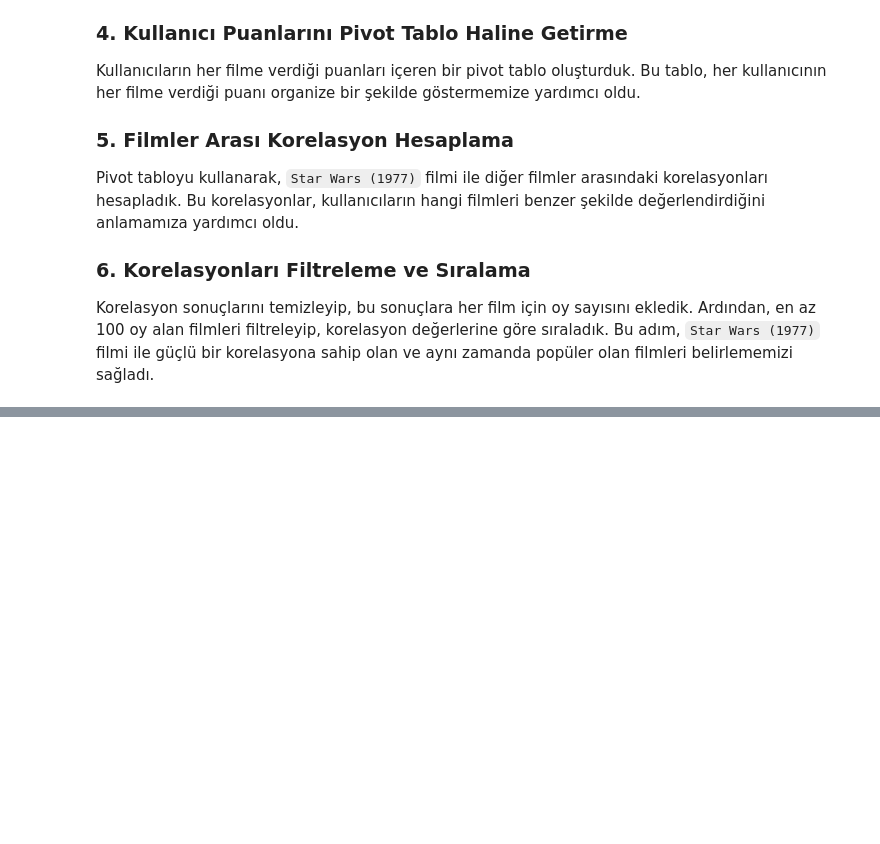
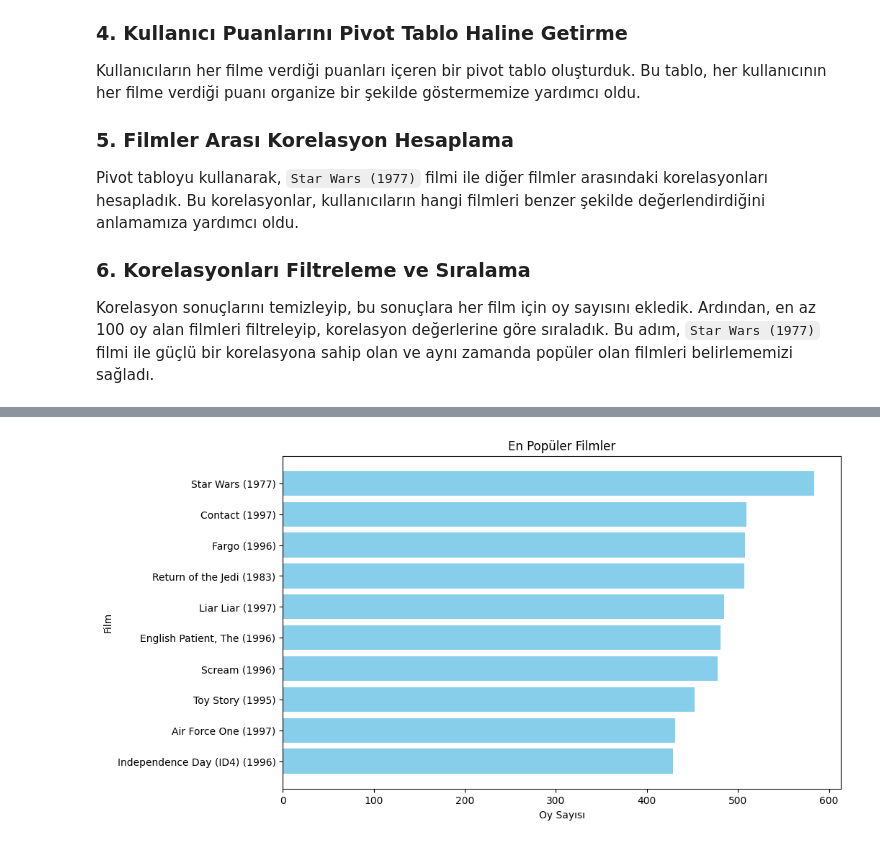
Before and after one commit to haremir/CineMatch, a Jupyter notebook: main.ipynb, the cells around one changed output, grey strips where cells are left out. Cells and saved outputs as stored; diff of their text form; code cells hidden in the pictures; blank space fills up the shorter version.

```diff
--- a/main.ipynb
+++ b/main.ipynb
@@ -315,0 +503,14 @@ Korelasyon sonuçlarını temizleyip, bu sonuçlara her film için oy sayısın
+# %%
+# Filmleri oy sayısına göre sıralama
+populer_filmler = ratings.sort_values("oy_sayısı", ascending=False).head(10)
+
+# Bar grafiği oluşturma
+plt.figure(figsize=(10, 6))
+plt.barh(populer_filmler.index, populer_filmler["oy_sayısı"], color='skyblue')
+plt.xlabel('Oy Sayısı')
+plt.ylabel('Film')
+plt.title('En Popüler Filmler')
+plt.gca().invert_yaxis()  # Filmleri yukarıdan aşağı sıralamak için
+plt.show()
+# %% [output]
+[figure, added]
```
Also changed, not shown: parts of 13 cells of this notebook.
